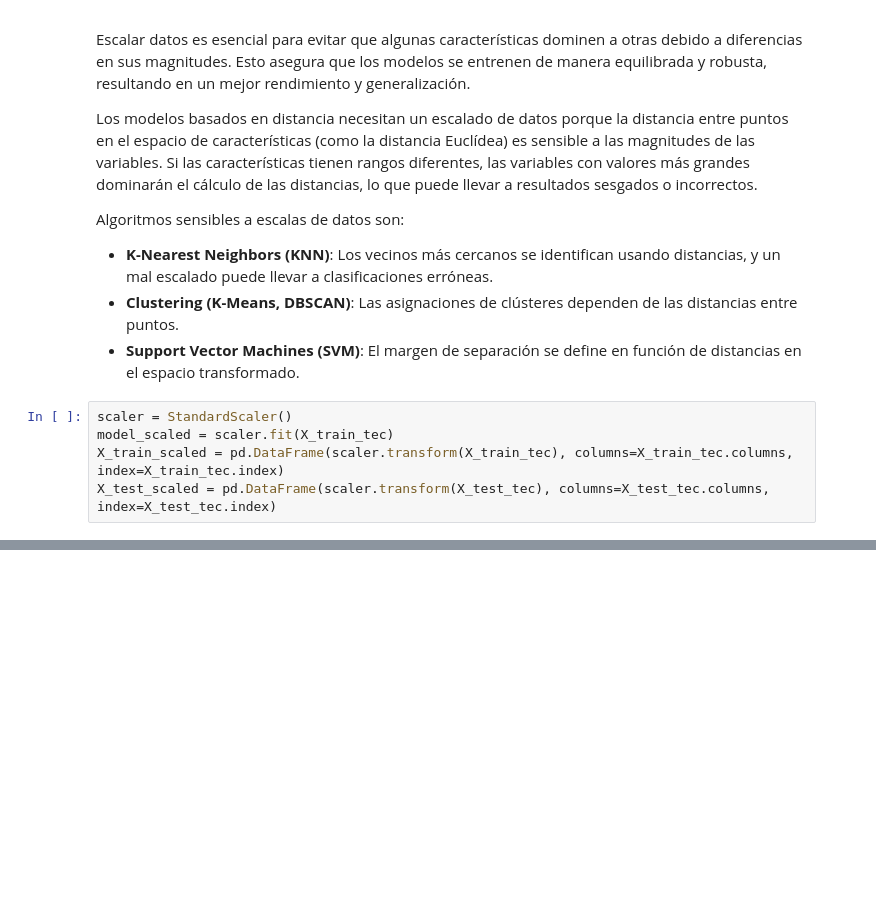
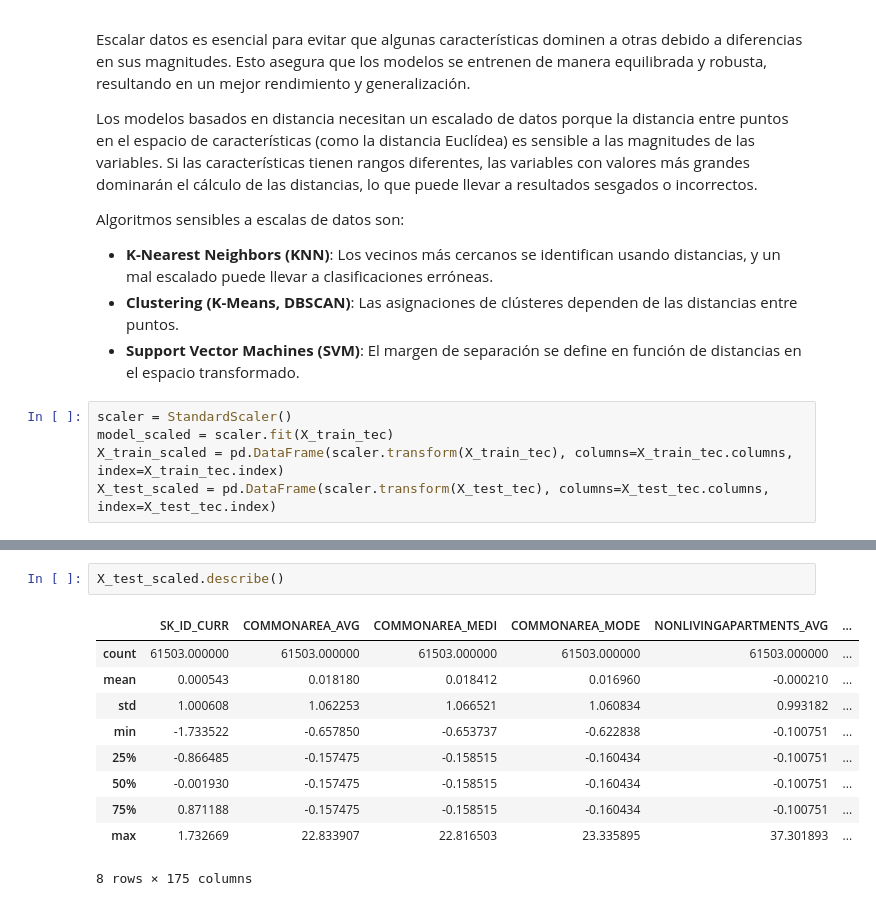
Before and after one commit to ramonmorillx/ML_Project_Loan_Status, a Jupyter notebook: notebooks/03_Feature_Processing.ipynb, the cells around one changed output, grey strips where cells are left out. Drawn from its saved outputs; the diff is of its cells as text; blank space fills up the shorter version.

```diff
--- a/notebooks/03_Feature_Processing.ipynb
+++ b/notebooks/03_Feature_Processing.ipynb
@@ -307,0 +308,13 @@ X_test_scaled.head()
+# %%
+X_test_scaled.describe()
+# %% [output]
+|  | SK_ID_CURR | COMMONAREA_AVG | COMMONAREA_MEDI | COMMONAREA_MODE | NONLIVINGAPARTMENTS_AVG | ... |
+| count | 61503.000000 | 61503.000000 | 61503.000000 | 61503.000000 | 61503.000000 | ... |
+| mean | 0.000543 | 0.018180 | 0.018412 | 0.016960 | -0.000210 | ... |
+| std | 1.000608 | 1.062253 | 1.066521 | 1.060834 | 0.993182 | ... |
+| min | -1.733522 | -0.657850 | -0.653737 | -0.622838 | -0.100751 | ... |
+| 25% | -0.866485 | -0.157475 | -0.158515 | -0.160434 | -0.100751 | ... |
+| 50% | -0.001930 | -0.157475 | -0.158515 | -0.160434 | -0.100751 | ... |
+| 75% | 0.871188 | -0.157475 | -0.158515 | -0.160434 | -0.100751 | ... |
+| max | 1.732669 | 22.833907 | 22.816503 | 23.335895 | 37.301893 | ... |
+8 rows × 175 columns
```
Also changed, not shown: parts of 16 cells of this notebook, 2 other files.
